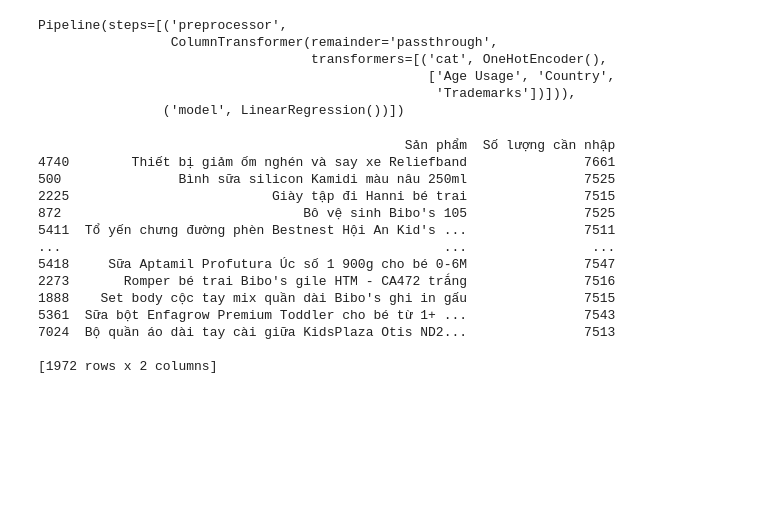
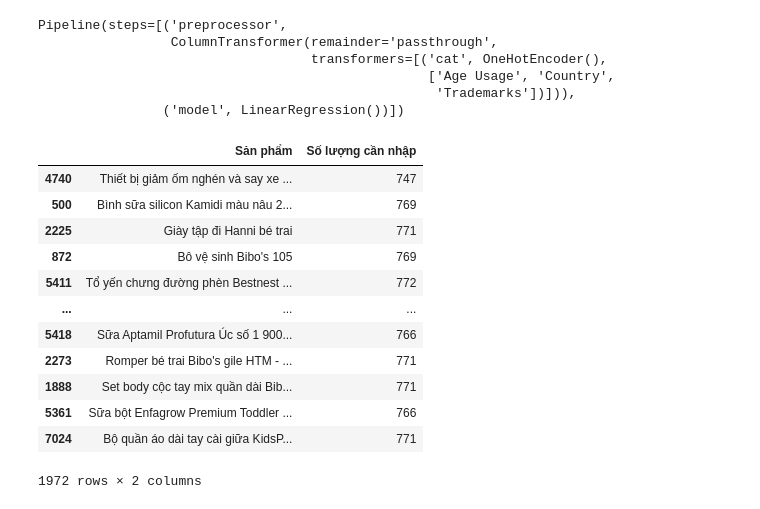
Before and after one commit to HoangLinh03-code/CDTN, a Jupyter notebook: catergory_classification.ipynb, the cells around one changed output. Saved outputs shown, nothing was run; the diff lists cells and outputs as text; code cells hidden in the pictures; blank space fills up the shorter version.

```diff
--- a/catergory_classification.ipynb
+++ b/catergory_classification.ipynb
@@ -290,7 +289,7 @@ data = pd.read_csv("SanPhamMeVaBe.csv")
 # %%
 # example of creating a column
 # create a column with random values
-data['Sales'] = [random.randint(50, 15000) for _ in range(len(data))]
+data['Sales'] = [random.randint(50, 1500) for _ in range(len(data))]
 # %%
 # split data (80% train, 20% test)
 X = data[['Product Price', 'Age Usage', 'Country', 'Trademarks']]
@@ -328,30 +327,29 @@ Pipeline(steps=[('preprocessor',
 # %%
 # test model
 predictions = pipeline.predict(X_test)
 predictions_rounded = np.round(predictions)
 
 # show predictions
 result_df = pd.DataFrame({
     'Sản phẩm': product_test,
     'Số lượng cần nhập': predictions_rounded.astype(int)
 })
 
 # In bảng kết quả
-print(result_df)
+result_df
 # %% [output]
+|  | Sản phẩm | Số lượng cần nhập |
+| 4740 | Thiết bị giảm ốm nghén và say xe ... | 747 |
+| 500 | Bình sữa silicon Kamidi màu nâu 2... | 769 |
+| 2225 | Giày tập đi Hanni bé trai | 771 |
+| 872 | Bô vệ sinh Bibo's 105 | 769 |
+| 5411 | Tổ yến chưng đường phèn Bestnest ... | 772 |
+| ... | ... | ... |
+| 5418 | Sữa Aptamil Profutura Úc số 1 900... | 766 |
+| 2273 | Romper bé trai Bibo's gile HTM - ... | 771 |
+| 1888 | Set body cộc tay mix quần dài Bib... | 771 |
+| 5361 | Sữa bột Enfagrow Premium Toddler ... | 766 |
+| 7024 | Bộ quần áo dài tay cài giữa KidsP... | 771 |
-                                               Sản phẩm  Số lượng cần nhập
-4740        Thiết bị giảm ốm nghén và say xe Reliefband               7661
-500               Bình sữa silicon Kamidi màu nâu 250ml               7525
-2225                          Giày tập đi Hanni bé trai               7515
-872                               Bô vệ sinh Bibo's 105               7525
-5411  Tổ yến chưng đường phèn Bestnest Hội An Kid's ...               7511
-...                                                 ...                ...
-5418     Sữa Aptamil Profutura Úc số 1 900g cho bé 0-6M               7547
-2273       Romper bé trai Bibo's gile HTM - CA472 trắng               7516
-1888    Set body cộc tay mix quần dài Bibo's ghi in gấu               7515
-5361  Sữa bột Enfagrow Premium Toddler cho bé từ 1+ ...               7543
-7024  Bộ quần áo dài tay cài giữa KidsPlaza Otis ND2...               7513
-
-[1972 rows x 2 columns]
+1972 rows × 2 columns
 # %%
 result_df.to_csv("predictions.csv", index=False)
```
Also changed, not shown: parts of 2 cells of this notebook, 1 other file.
